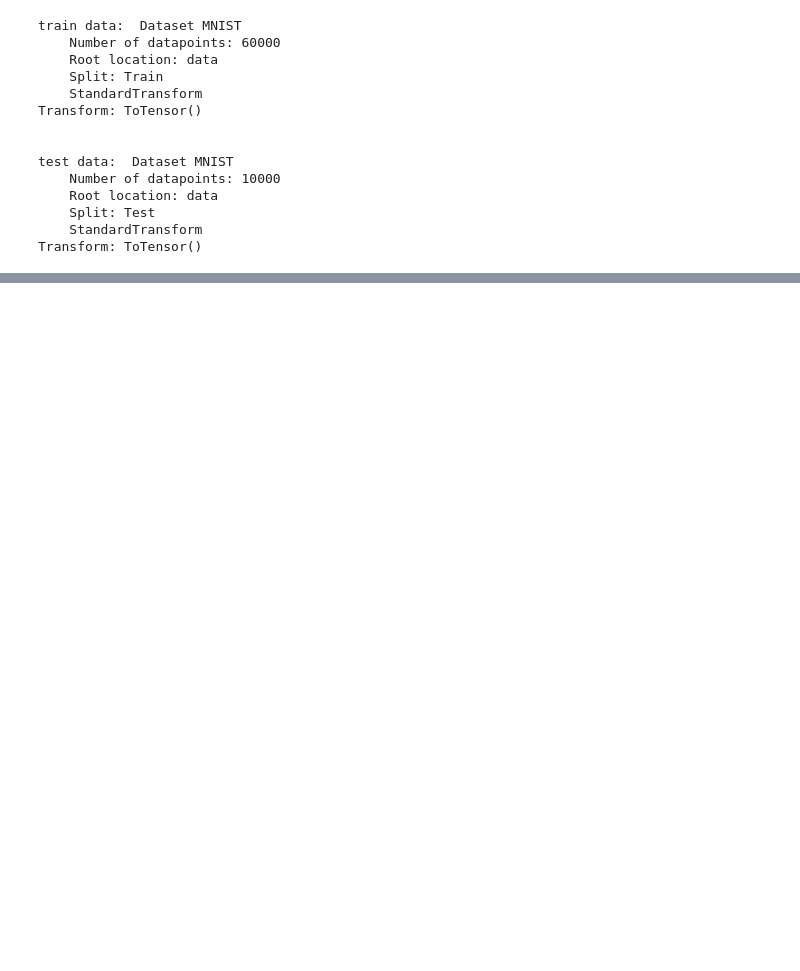
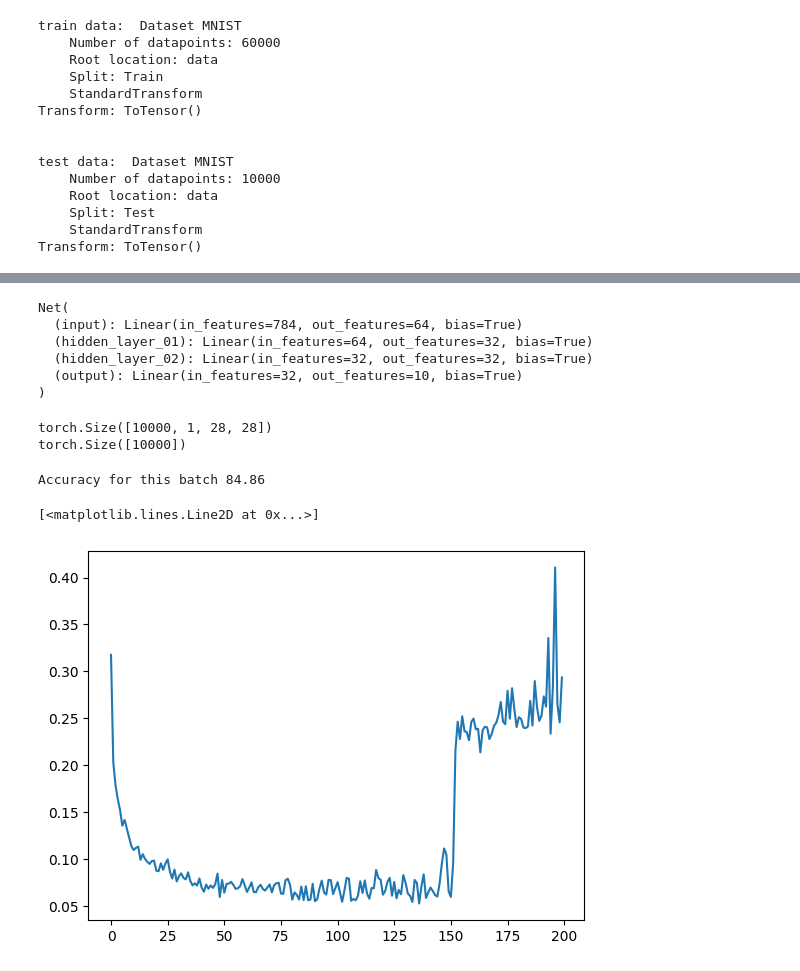
Before and after one commit to rzadrzi/deep-learning-pytorch, a Jupyter notebook: ANN/mnist.ipynb, the cells around one changed output, grey strips where cells are left out. Saved outputs shown, nothing was run; the diff lists cells and outputs as text; code cells hidden in the pictures; blank space fills up the shorter version.

```diff
--- a/ANN/mnist.ipynb
+++ b/ANN/mnist.ipynb
@@ -67,4 +71,0 @@ tensor([5, 0, 4,  ..., 5, 6, 8])
-# %%
-class Net(nn.Module):
-    def __init__(self):
-        super.__init__()
@@ -70,0 +97,38 @@ class Net(nn.Module):
+# %%
+# config model, loss function, and optimizer
+net = Net()
+loss = nn.NLLLoss() # Because we use log softmax at the end of Model
+optimizer = torch.optim.Adam(net.parameters(), lr=.01)
+# %%
+# train function
+def train(epoch):
+    train_accuracy  = []
+    losses  = torch.zeros(epoch)
+
+    for epochi in range(epoch):
+        batchAcc  = []
+        batchLoss = []
+
+        for X,y in train_loader:
+            yHAT = net(X)
+            lossfun = loss(yHAT, y)
+
+            #
+            optimizer.zero_grad()
+            lossfun.backward()
+            optimizer.step()
+
+            # Evaluate Metrics for this Batch
+            batchLoss.append(lossfun.item())
+            batchAcc.append( 100*torch.mean((torch.argmax(yHAT,axis=1) == y).float()))
+
+        # and get average losses across the batches
+        losses[epochi] = np.mean(batchLoss)
+        train_accuracy.append(np.mean(batchAcc))
+
+        print(f"Epoch: {epochi + 1}, Loss:  {losses[epochi].item()}, Accuracy: {train_accuracy[epochi]}")
+
+    return net, losses, train_accuracy
+# %%
+# train ANN model
+net, losses, train_accuracy = train(200)
@@ -70,0 +153,37 @@ class Net(nn.Module):
+# %%
+
+net.eval()
+# %% [output]
+Net(
+  (input): Linear(in_features=784, out_features=64, bias=True)
+  (hidden_layer_01): Linear(in_features=64, out_features=32, bias=True)
+  (hidden_layer_02): Linear(in_features=32, out_features=32, bias=True)
+  (output): Linear(in_features=32, out_features=10, bias=True)
+)
+# %%
+
+images, labels = next(iter(test_loader))
+
+print(images.shape)
+print(labels.shape)
+# %% [output]
+torch.Size([10000, 1, 28, 28])
+torch.Size([10000])
+# %%
+# test_accuracy = []
+# test_losses = []
+
+with torch.no_grad():
+    outputs = net(images)
+    _, predicted = torch.max(outputs, 1)
+
+    correct = (predicted == labels).sum().item()
+    accuracy = 100 * correct/labels.size(0)
+    print(f'Accuracy for this batch {accuracy}')
+# %% [output]
+Accuracy for this batch 84.86
+# %%
+plt.plot(losses)
+# %% [output]
+[<matplotlib.lines.Line2D at 0x...>]
+[figure, added]
```
Also changed, not shown: parts of 12 cells of this notebook.
